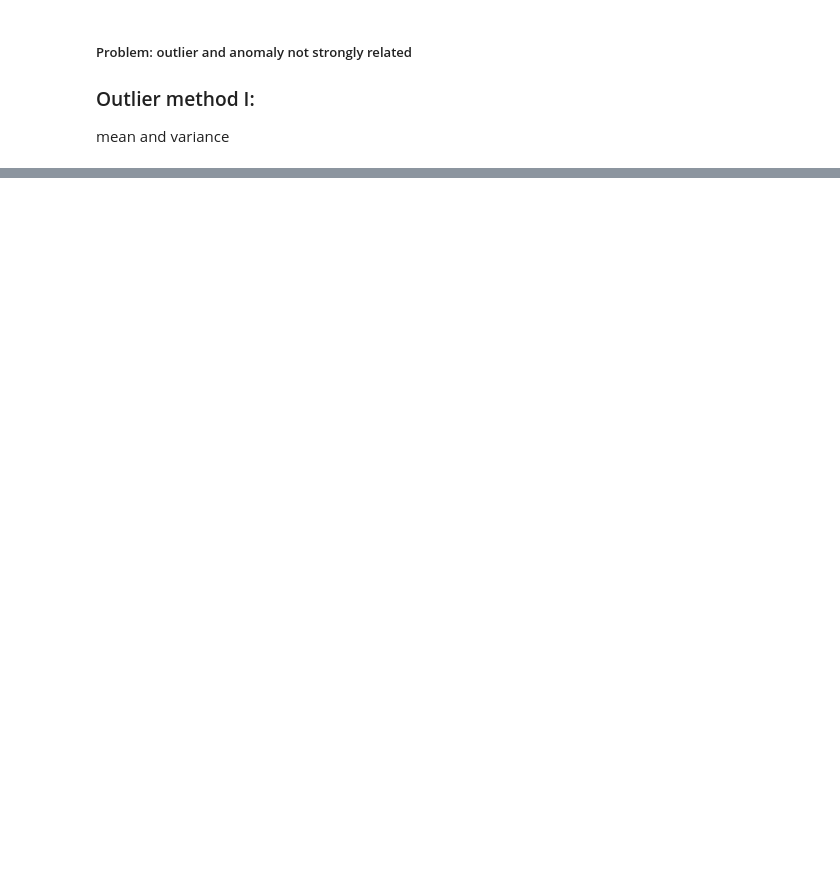
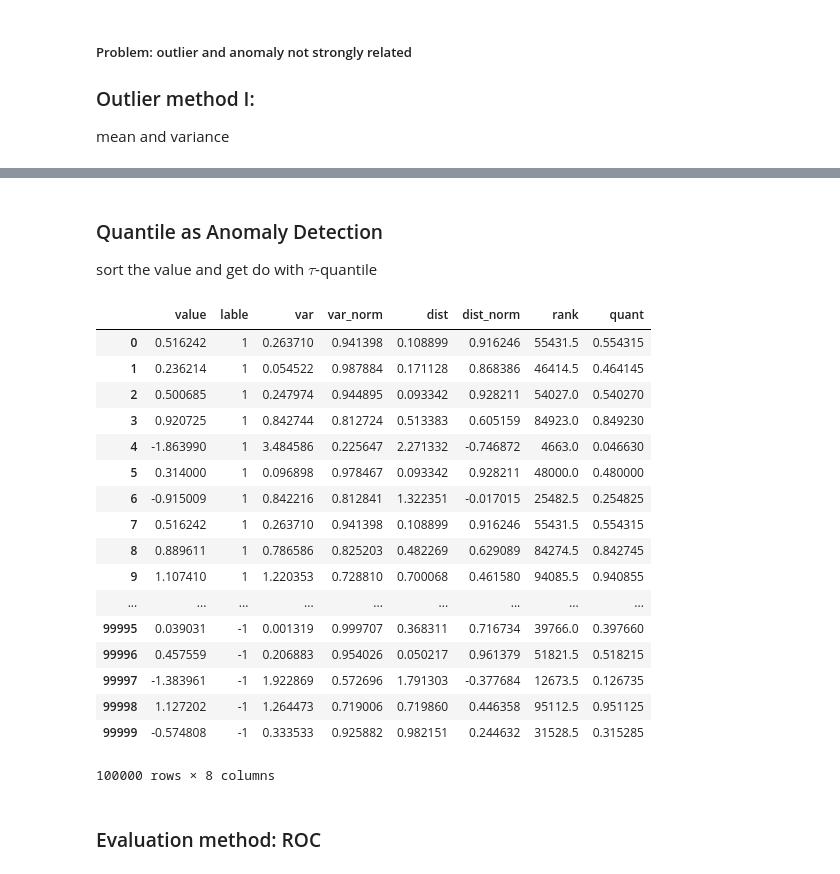
Before and after one commit to chengsoonong/eheye, a Jupyter notebook: QuantEst/anomaly_detection/AnomalyDetectionBaselines.ipynb, the cells around one changed output, grey strips where cells are left out. Drawn from its saved outputs; the diff is of its cells as text; code cells hidden in the pictures; blank space fills up the shorter version.

```diff
--- a/QuantEst/anomaly_detection/AnomalyDetectionBaselines.ipynb
+++ b/QuantEst/anomaly_detection/AnomalyDetectionBaselines.ipynb
@@ -333,3 +327,30 @@ dist_max is 2.780211569516389
+# %% [markdown]
+### Quantile as Anomaly Detection
+sort the value and get do with $\tau$-quantile
+# %%
+ds['quant'] = ds['value'].rank()/ds.shape[0]
+ds
+# %% [output]
+|  | value | lable | var | var_norm | dist | dist_norm | rank | quant |
+| 0 | 0.516242 | 1 | 0.263710 | 0.941398 | 0.108899 | 0.916246 | 55431.5 | 0.554315 |
+| 1 | 0.236214 | 1 | 0.054522 | 0.987884 | 0.171128 | 0.868386 | 46414.5 | 0.464145 |
+| 2 | 0.500685 | 1 | 0.247974 | 0.944895 | 0.093342 | 0.928211 | 54027.0 | 0.540270 |
+| 3 | 0.920725 | 1 | 0.842744 | 0.812724 | 0.513383 | 0.605159 | 84923.0 | 0.849230 |
+| 4 | -1.863990 | 1 | 3.484586 | 0.225647 | 2.271332 | -0.746872 | 4663.0 | 0.046630 |
+| 5 | 0.314000 | 1 | 0.096898 | 0.978467 | 0.093342 | 0.928211 | 48000.0 | 0.480000 |
+| 6 | -0.915009 | 1 | 0.842216 | 0.812841 | 1.322351 | -0.017015 | 25482.5 | 0.254825 |
+| 7 | 0.516242 | 1 | 0.263710 | 0.941398 | 0.108899 | 0.916246 | 55431.5 | 0.554315 |
+| 8 | 0.889611 | 1 | 0.786586 | 0.825203 | 0.482269 | 0.629089 | 84274.5 | 0.842745 |
+| 9 | 1.107410 | 1 | 1.220353 | 0.728810 | 0.700068 | 0.461580 | 94085.5 | 0.940855 |
+| ... | ... | ... | ... | ... | ... | ... | ... | ... |
+| 99995 | 0.039031 | -1 | 0.001319 | 0.999707 | 0.368311 | 0.716734 | 39766.0 | 0.397660 |
+| 99996 | 0.457559 | -1 | 0.206883 | 0.954026 | 0.050217 | 0.961379 | 51821.5 | 0.518215 |
+| 99997 | -1.383961 | -1 | 1.922869 | 0.572696 | 1.791303 | -0.377684 | 12673.5 | 0.126735 |
+| 99998 | 1.127202 | -1 | 1.264473 | 0.719006 | 0.719860 | 0.446358 | 95112.5 | 0.951125 |
+| 99999 | -0.574808 | -1 | 0.333533 | 0.925882 | 0.982151 | 0.244632 | 31528.5 | 0.315285 |
+100000 rows × 8 columns
+# %% [markdown]
+### Evaluation method: ROC
 # %%
 # Compute ROC curve and ROC area for each class
 from sklearn.metrics import roc_curve, auc
```
Also changed, not shown: parts of 10 cells of this notebook, 2 other files.
